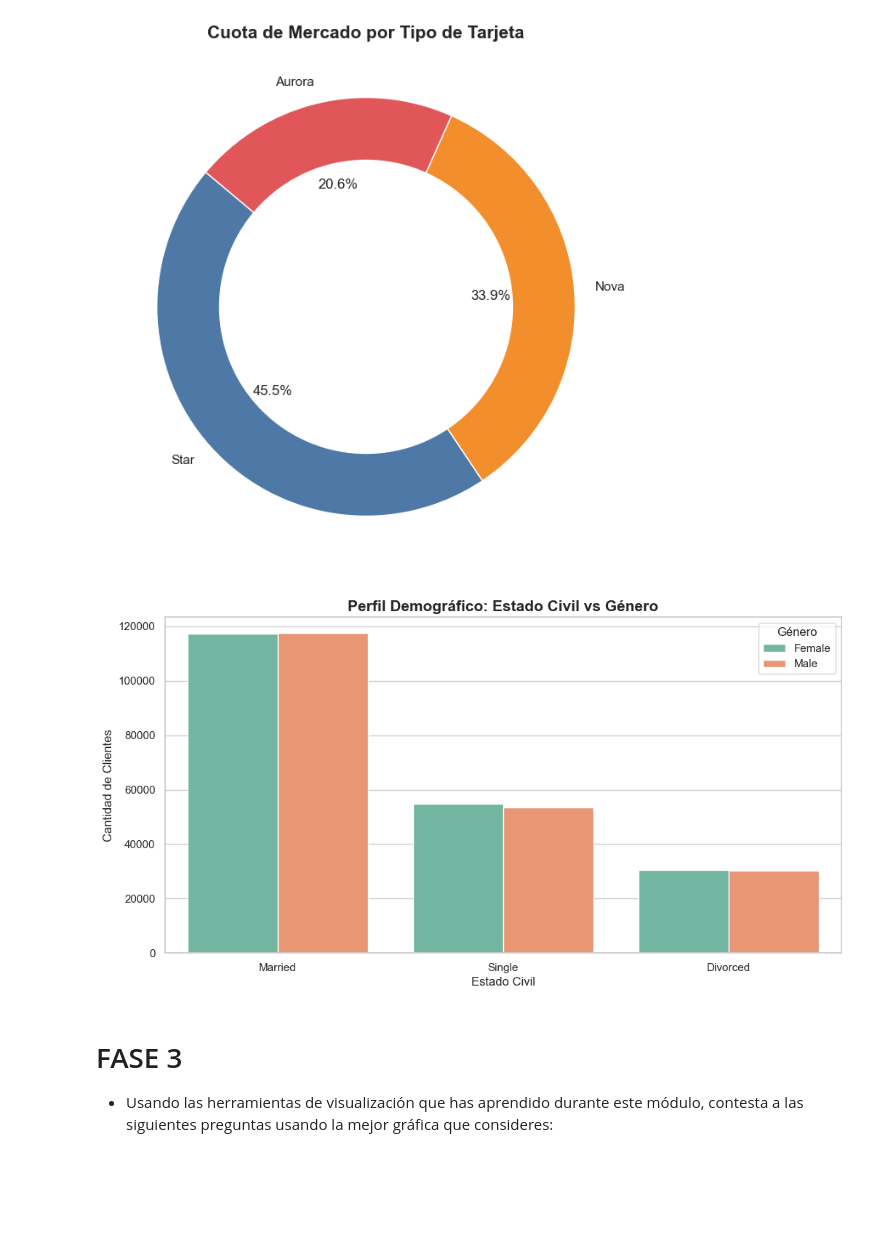
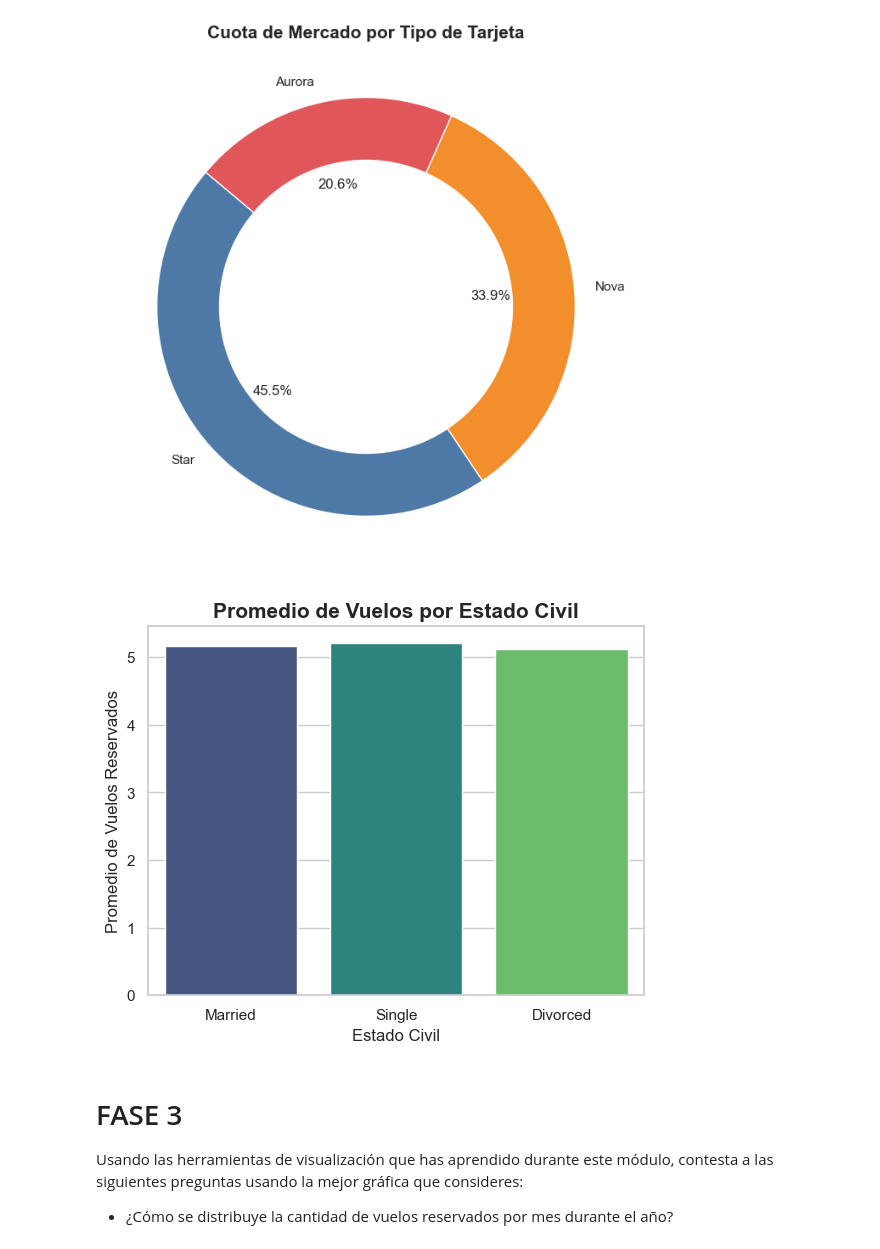
Before and after one commit to Adalab/bda-modulo-3-evaluacion-final-LorenaSerraSanchez, a Jupyter notebook: Examen_mod3.ipynb, the cells around one changed output. Drawn from its saved outputs; the diff is of its cells as text; code cells hidden in the pictures; blank space fills up the shorter version.

Commit message:
FASE 3: VISUALIZACIONES

```diff
--- a/Examen_mod3.ipynb
+++ b/Examen_mod3.ipynb
@@ -517,20 +517,19 @@ plt.show()
 # %% [output]
 [figure]
 # %%
-#Casados viajan mas luego solteros y finalmente divorciados
+#Los solteros Viajan un  poco mas que los casados y divorciados
+sns.barplot(data=df_unificado, x='Marital Status', y='Total Flights', palette='viridis', ci=None)
 
-plt.figure(figsize=(12, 6))
-
-sns.countplot(data=df_unificado, x='Marital Status', hue='Gender', palette='Set2')
-plt.title('Perfil Demográfico: Estado Civil vs Género', fontsize=15, fontweight='bold')
+plt.title('Promedio de Vuelos por Estado Civil', fontsize=15, fontweight='bold')
 plt.xlabel('Estado Civil')
-plt.ylabel('Cantidad de Clientes')
-plt.legend(title='Género')
+plt.ylabel('Promedio de Vuelos Reservados')
 plt.show()
 # %% [output]
-[figure, old version]
+[figure, new version]
 # %% [markdown]
 # FASE 3
 
-- Usando las herramientas de visualización que has aprendido durante este módulo, contesta a las siguientes
+ Usando las herramientas de visualización que has aprendido durante este módulo, contesta a las siguientes
 preguntas usando la mejor gráfica que consideres:
+
+- ¿Cómo se distribuye la cantidad de vuelos reservados por mes durante el año?
```
Also changed, not shown: parts of 12 cells of this notebook, 1 other file.
